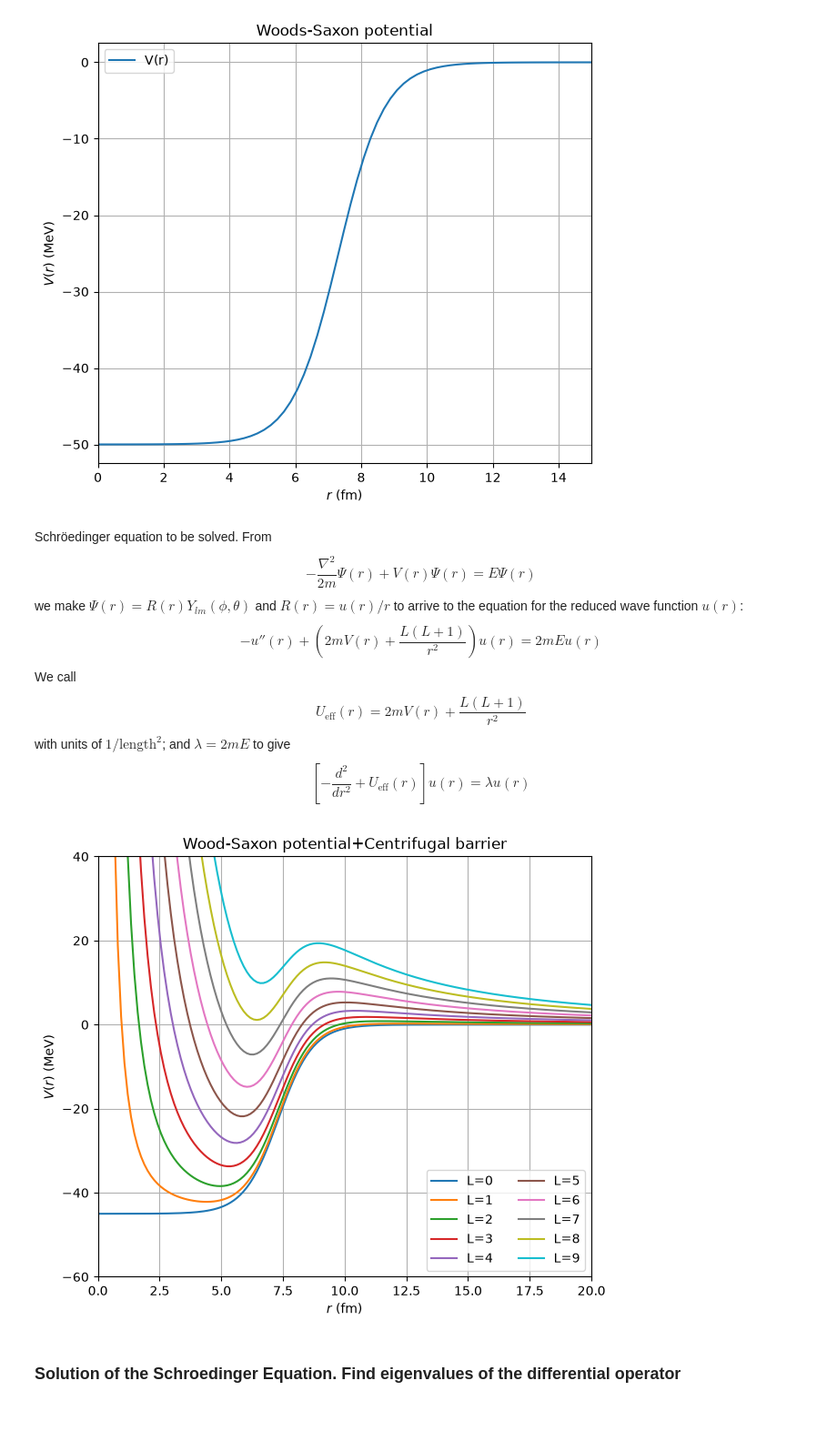
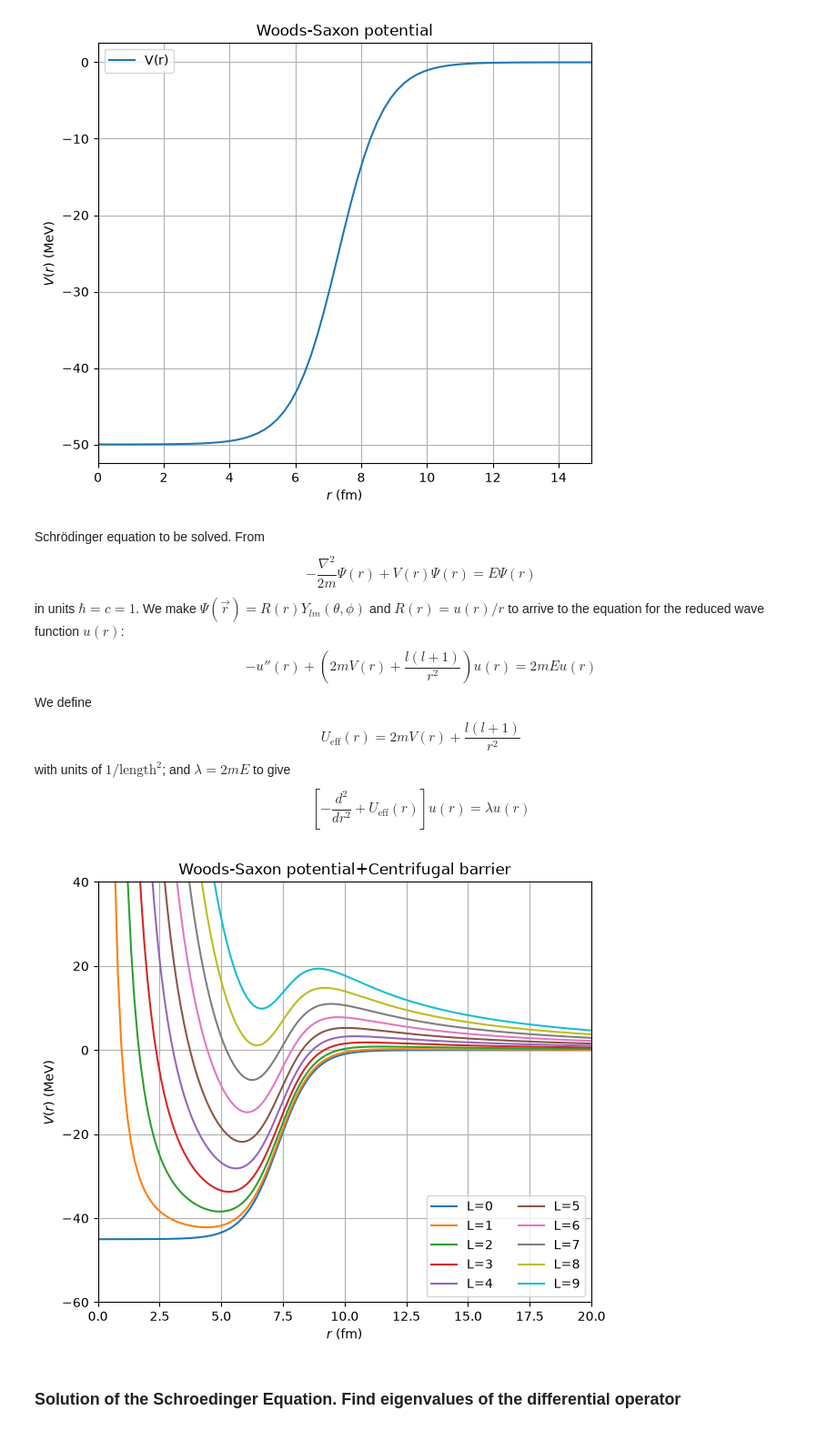
Before and after one commit to guimgclapes-web/nuclear-shell-model, a Jupyter notebook: AQM coursework.ipynb, the cells around one changed output. Shown at 91% size. Drawn from its saved outputs; the diff is of its cells as text; code cells hidden in the pictures.

```diff
--- a/AQM coursework.ipynb
+++ b/AQM coursework.ipynb
@@ -9,10 +12,12 @@ from scipy.linalg import eigh_tridiagonal
 # %%
-# Nuclear radius (approximate) in fm
 def R(A):
+    "# Nuclear radius (approximate) in fm"
     return 1.25*np.power(A,1./3.)
 
-# Woods-Saxon potential felt by a nucleon, arguments: radial distance in fm(r), nº of nucleons (A), nuclear surface thickness in fm (a), const V_0 in MeV
+
 def V_WS(r,A,a,V0):
+    "Woods-Saxon potential (MeV) felt by a nucleon, arguments: radial distance in fm(r), "
+    "nº of nucleons (A), nuclear surface thickness in fm (a), const V_0 in MeV"
     return -V0/(1.0+np.exp((r-R(A))/a))
 
 rplot = np.linspace(0., 20., 100) # array of discrete radial positions to evaluate V_WS and plot
@@ -30,56 +35,53 @@ plt.grid()
 # %% [output]
 [figure]
 # %% [markdown]
-Schröedinger equation to be solved. From
+Schrödinger equation to be solved. From
 $$ -\frac{\nabla^2}{2 m} \Psi(r) + V(r) \Psi(r) = E \Psi (r)$$
-we make $\Psi(r)=R(r) Y_{lm} (\phi,\theta)$ and $R(r)= u(r)/r$ to arrive to the equation for the reduced wave function $u(r)$:
-$$ -u''(r) + \left( 2 m V(r)  + \frac{L(L+1)}{r^2} \right)u(r)= 2m E u(r)$$
-We call
-$$ U_{\textrm{eff}}(r) = 2m V(r) + \frac{L(L+1)}{r^2} $$
+in units $\hbar=c=1$. We make $\Psi(\vec{r})=R(r) Y_{lm} (\theta,\phi)$ and $R(r)= u(r)/r$ to arrive to the equation for the reduced wave function $u(r)$:
+$$ -u''(r) + \left( 2 m V(r)  + \frac{l(l+1)}{r^2} \right)u(r)= 2m E u(r)$$
+We define
+$$ U_{\textrm{eff}}(r) = 2m V(r) + \frac{l(l+1)}{r^2} $$
 with units of $1/\text{length}^2$; and $\lambda=2mE$ to give
 $$ \left[ -\frac{d^2}{dr^2} + U_{\textrm{eff}} (r) \right] u(r)= \lambda u(r)$$
 # %%
-# Mass in MeV
-mass       = 938.0
-hbarc      = 197.328
-mass_fm    = mass/hbarc #massa en unitats de longitud^(-1), és la massa que hem de posar al potencial i als valors propis pq quadrin unitats
-                        #sortirien de forma natural si no treballessim amb u.a.
+mass = 938.0        # Avg nucleon mass (Mev)
+hbarc = 197.328     # (Mev·fm)
+mass_fm = mass/hbarc    #mass in fm^(-1) units, is the factor we must add to the potential and eigenvalues in order that the units match!
+                        #would come up naturally if we weren't working with atomic units
 
 # Atest is mass number, which should be large enough to get many energy levels
-Atest      = 200
-V0_test    = -45.  #Depth of potential
+Atest = 200
+V0_test = -45.  # Well depth (MeV); negative = attractive
 V0_test_fm = V0_test/hbarc
 atest = 0.7  # Skin thickness of the potential
 
-# Woods-Saxon potential plus centrifugal barrier, in fm**-2 !!
-# U0 = 2*m*V0
-
 def U_WS_C(r,L,A,a,U0):
-    return U0/(1.0+np.exp((r-R(A))/a))+L*(L+1.)/r**2
+    "Woods-Saxon potential plus centrifugal barrier, in fm**-2. U0 = 2*m*V0"
+    return U0 / (1.0 + np.exp( (r-R(A))/a ) ) + L*(L + 1.)/r**2
 
 rplot = np.linspace(1e-3, 20., 150)
 Lmax = 10
 
 U0test = 2.*mass_fm*V0_test_fm    #In fm**-2
 
-for L in range(Lmax):
-    Vplot[L] = [U_WS_C(r, L, Atest, atest, U0test)/2./mass_fm*hbarc for r in rplot]
-# Only for plotting: I divide it over 2*m and then convert from 1/fm to MeV
+Vplot = [U_WS_C(rplot, L, Atest, atest, U0test)/2./mass_fm*hbarc for L in range(Lmax)]
+
+# Only for plotting: divide it over 2*m and then convert from 1/fm to MeV
 
 plt.figure(figsize=(7, 6))
-plt.title(r"Wood-Saxon potential+Centrifugal barrier")
+plt.title(r"Woods-Saxon potential+Centrifugal barrier")
 
 [plt.plot(rplot, Vplot[i], label=f"L={i}") for i in range(Lmax)]
 
 plt.legend(loc='lower right', ncol=2)
 plt.ylim([-60.,40.])
 plt.xlim([0.0,20.0])
 plt.xlabel("$r$ (fm)")
 plt.ylabel("$V(r)$ (MeV)")
 plt.grid()
 plt.show()
 # %% [output]
-[figure, old version]
+[figure, new version]
 # %% [markdown]
 ### Solution of the Schroedinger Equation. Find eigenvalues of the differential operator
 # %% [markdown]
```
Also changed, not shown: parts of 22 cells of this notebook, 2 other files.
